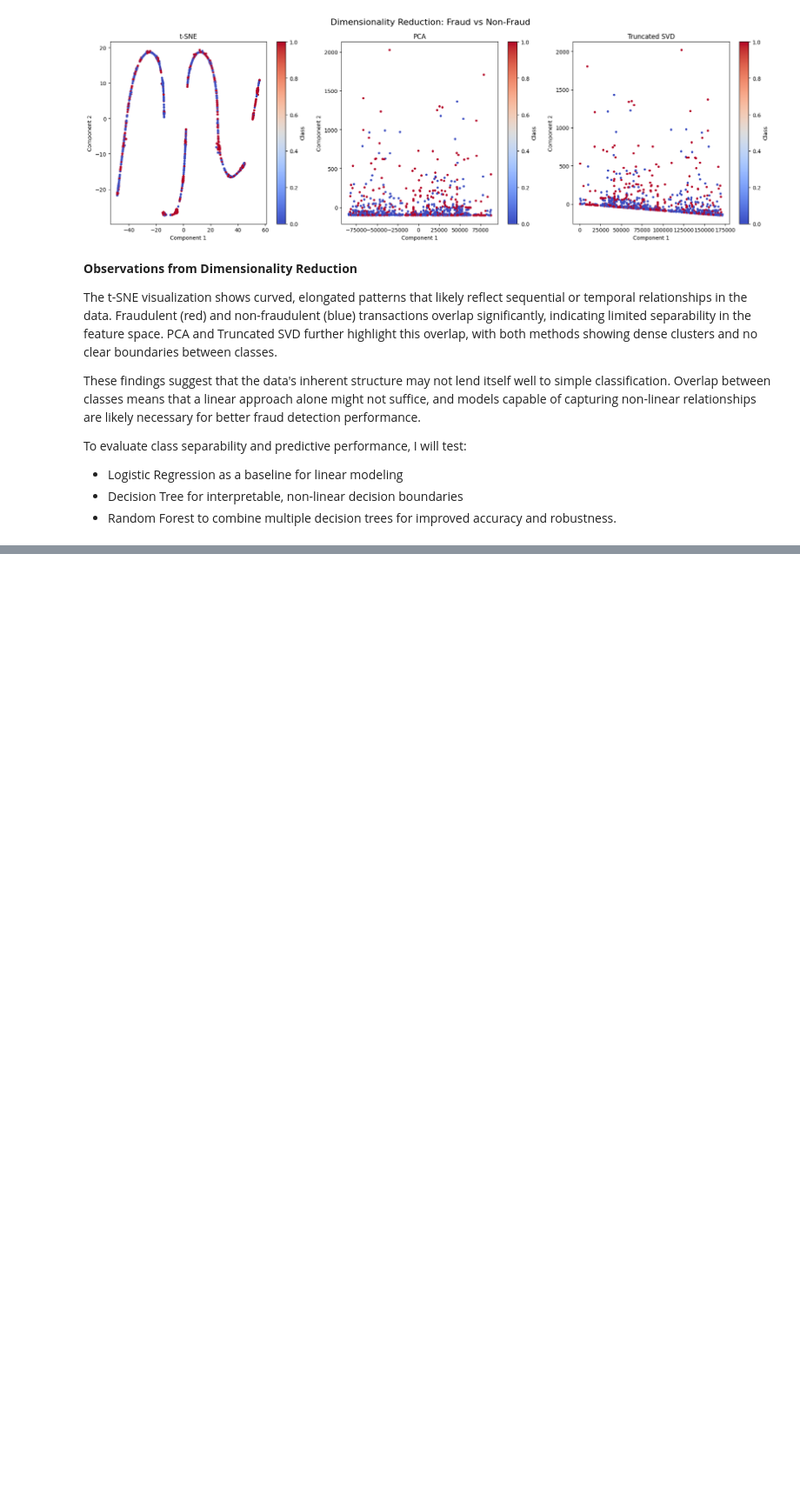
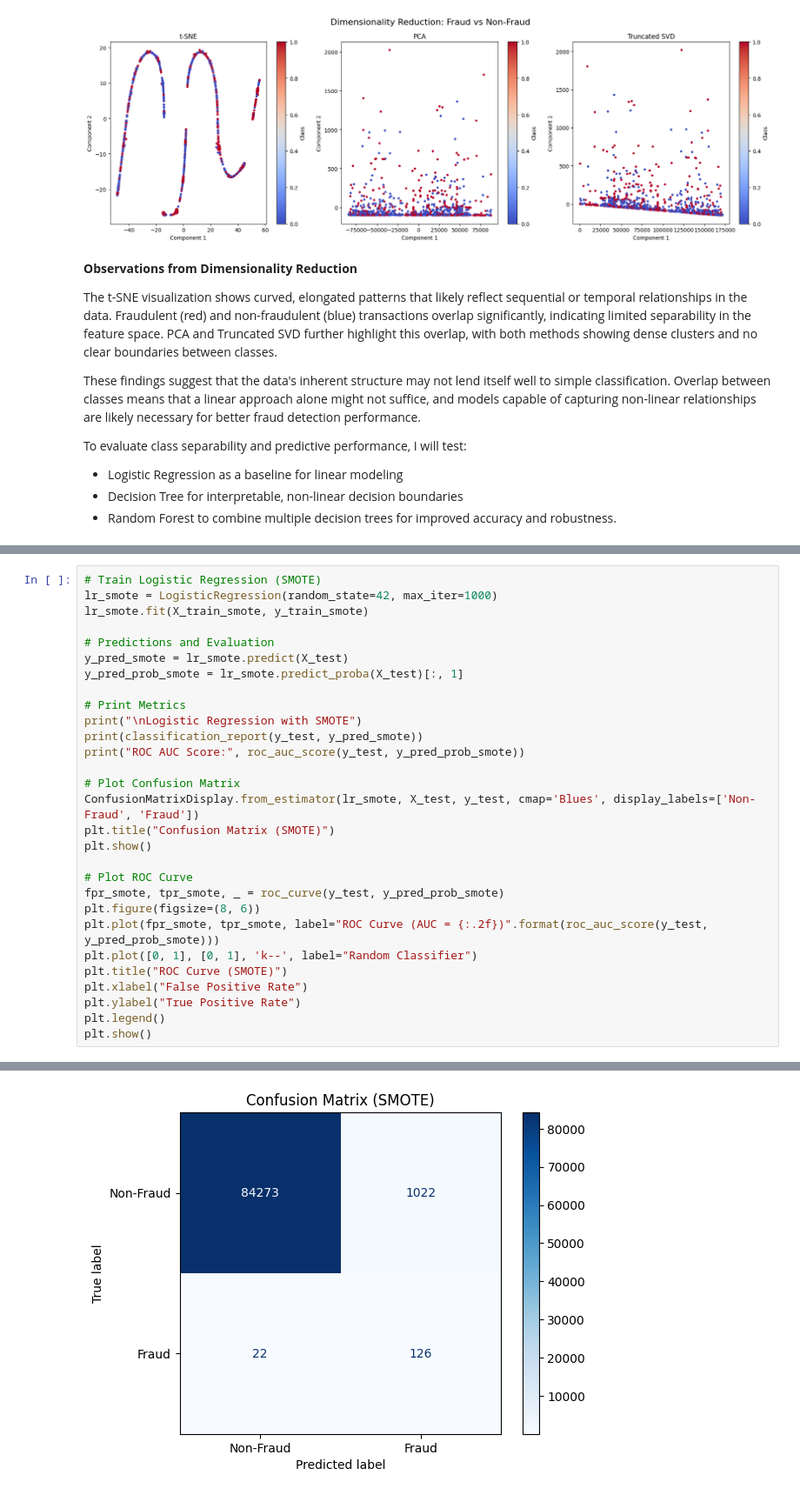
Before and after one commit to mattj2606/credit-card-fraud-detection, a Jupyter notebook: Fraud_Notebook.ipynb, the cells around one changed output, grey strips where cells are left out. Shown at 87% size. Drawn from its saved outputs; the diff is of its cells as text; blank space fills up the shorter version.

```diff
--- a/WIP.ipynb
+++ b/Fraud_Notebook.ipynb
@@ -701,0 +817,30 @@ To evaluate class separability and predictive performance, I will test:
+# %%
+# Train Logistic Regression (SMOTE)
+lr_smote = LogisticRegression(random_state=42, max_iter=1000)
+lr_smote.fit(X_train_smote, y_train_smote)
+
+# Predictions and Evaluation
+y_pred_smote = lr_smote.predict(X_test)
+y_pred_prob_smote = lr_smote.predict_proba(X_test)[:, 1]
+
+# Print Metrics
+print("\nLogistic Regression with SMOTE")
+print(classification_report(y_test, y_pred_smote))
+print("ROC AUC Score:", roc_auc_score(y_test, y_pred_prob_smote))
+
+# Plot Confusion Matrix
+ConfusionMatrixDisplay.from_estimator(lr_smote, X_test, y_test, cmap='Blues', display_labels=['Non-Fraud', 'Fraud'])
+plt.title("Confusion Matrix (SMOTE)")
+plt.show()
+
+# Plot ROC Curve
+fpr_smote, tpr_smote, _ = roc_curve(y_test, y_pred_prob_smote)
+plt.figure(figsize=(8, 6))
+plt.plot(fpr_smote, tpr_smote, label="ROC Curve (AUC = {:.2f})".format(roc_auc_score(y_test, y_pred_prob_smote)))
+plt.plot([0, 1], [0, 1], 'k--', label="Random Classifier")
+plt.title("ROC Curve (SMOTE)")
+plt.xlabel("False Positive Rate")
+plt.ylabel("True Positive Rate")
+plt.legend()
+plt.show()
+# %% [output]
@@ -701,0 +858 @@ To evaluate class separability and predictive performance, I will test:
+[figure, added]
```
Also changed, not shown: parts of 20 cells of this notebook, 5 other files.
